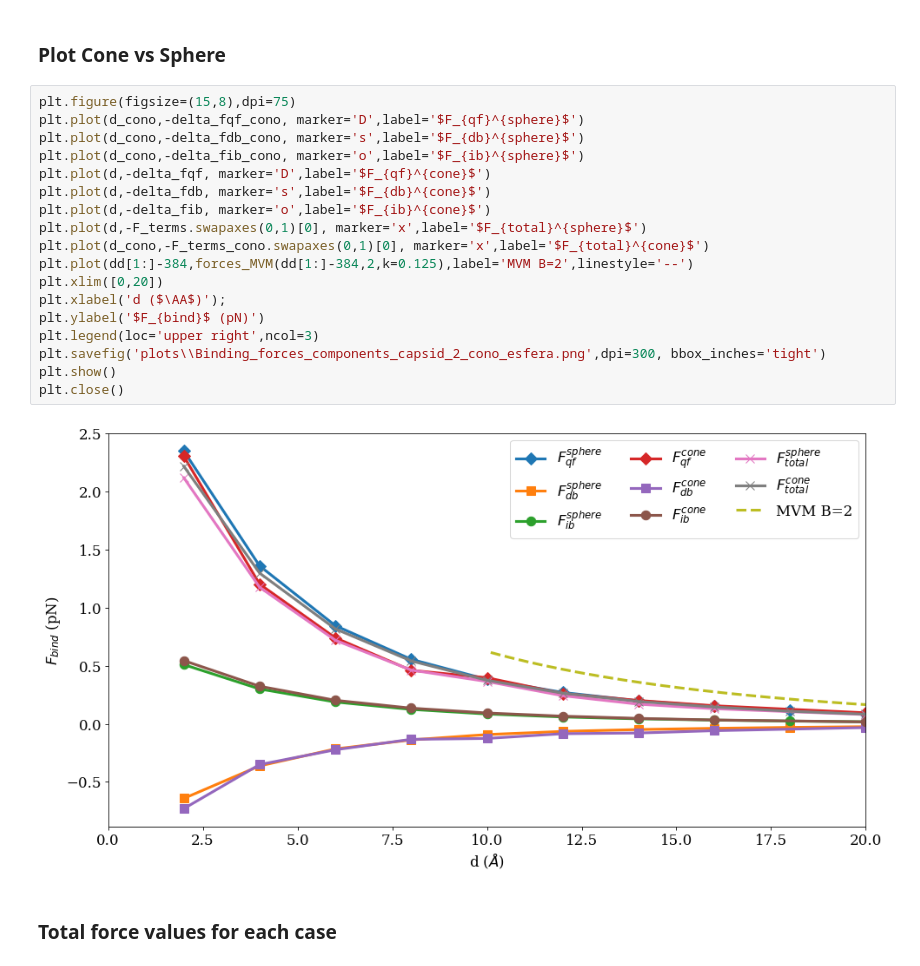
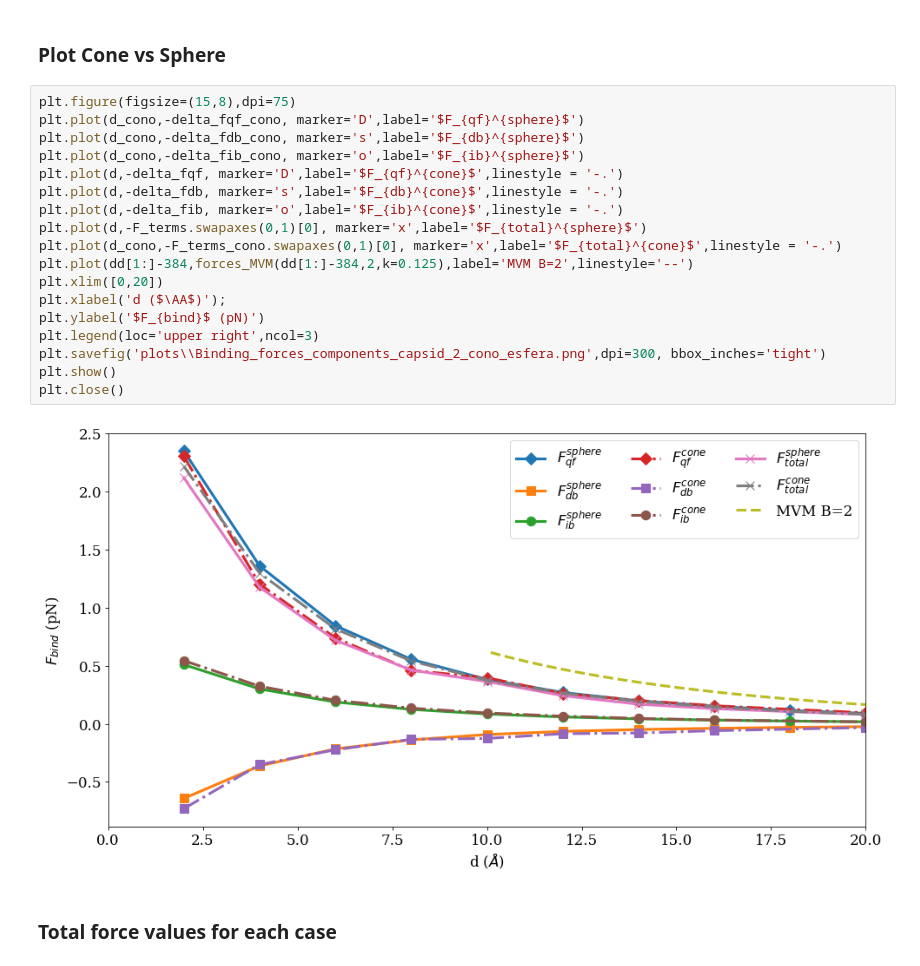
Before and after one commit to iaddison-smith/plots_afmtip, a Jupyter notebook: Force_components_afmtip.ipynb, the cells around one changed output. Drawn from its saved outputs; the diff is of its cells as text.

Commit message:
Forces components plots sphere vs cone update

```diff
--- a/Force_components_afmtip.ipynb
+++ b/Force_components_afmtip.ipynb
@@ -289,23 +289,23 @@ plt.close()
 # %%
 plt.figure(figsize=(15,8),dpi=75)
 plt.plot(d_cono,-delta_fqf_cono, marker='D',label='$F_{qf}^{sphere}$')
 plt.plot(d_cono,-delta_fdb_cono, marker='s',label='$F_{db}^{sphere}$')
 plt.plot(d_cono,-delta_fib_cono, marker='o',label='$F_{ib}^{sphere}$')
-plt.plot(d,-delta_fqf, marker='D',label='$F_{qf}^{cone}$')
-plt.plot(d,-delta_fdb, marker='s',label='$F_{db}^{cone}$')
-plt.plot(d,-delta_fib, marker='o',label='$F_{ib}^{cone}$')
+plt.plot(d,-delta_fqf, marker='D',label='$F_{qf}^{cone}$',linestyle = '-.')
+plt.plot(d,-delta_fdb, marker='s',label='$F_{db}^{cone}$',linestyle = '-.')
+plt.plot(d,-delta_fib, marker='o',label='$F_{ib}^{cone}$',linestyle = '-.')
 plt.plot(d,-F_terms.swapaxes(0,1)[0], marker='x',label='$F_{total}^{sphere}$')
-plt.plot(d_cono,-F_terms_cono.swapaxes(0,1)[0], marker='x',label='$F_{total}^{cone}$')
+plt.plot(d_cono,-F_terms_cono.swapaxes(0,1)[0], marker='x',label='$F_{total}^{cone}$',linestyle = '-.')
 plt.plot(dd[1:]-384,forces_MVM(dd[1:]-384,2,k=0.125),label='MVM B=2',linestyle='--')
 plt.xlim([0,20])
 plt.xlabel('d ($\AA$)');
 plt.ylabel('$F_{bind}$ (pN)')
 plt.legend(loc='upper right',ncol=3)
 plt.savefig('plots\\Binding_forces_components_capsid_2_cono_esfera.png',dpi=300, bbox_inches='tight')
 plt.show()
 plt.close()
 # %% [output]
-[figure, old version]
+[figure, new version]
 # %% [markdown]
 ### Total force values for each case
 # %%
```
